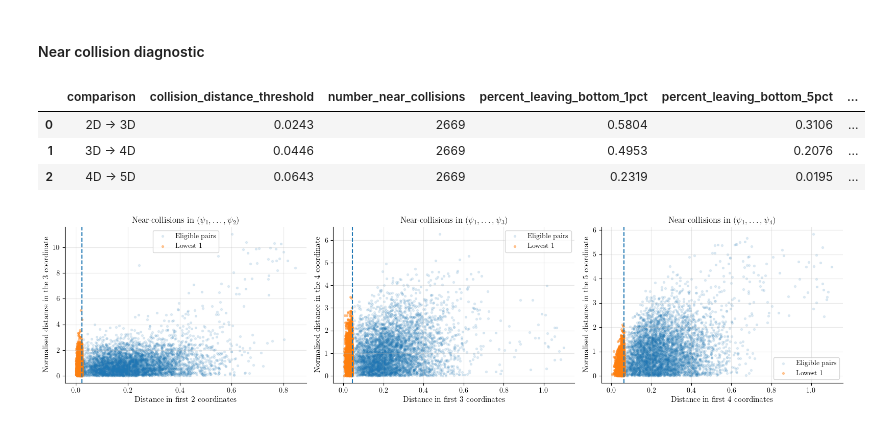
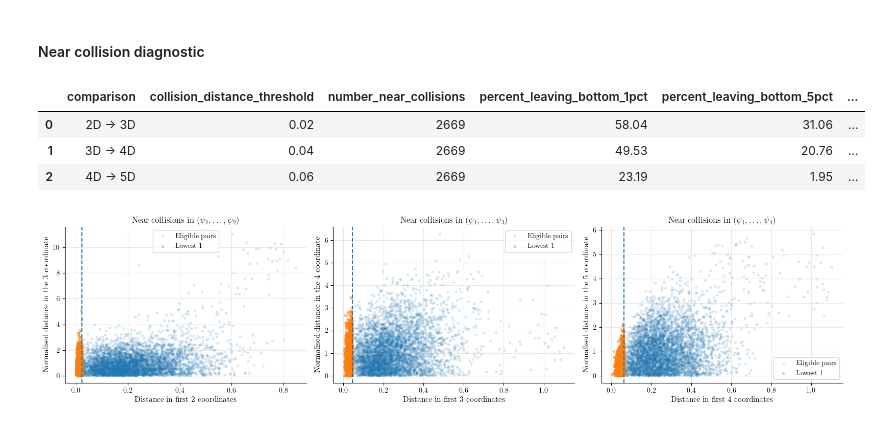
Before and after one commit to adamfowliee/JDKF_Starter, a Jupyter notebook: dissertation_brief/brief_phase8.ipynb, the cells around one changed output. Drawn from its saved outputs; the diff is of its cells as text; code cells hidden in the pictures.

```diff
--- a/dissertation_brief/brief_phase8.ipynb
+++ b/dissertation_brief/brief_phase8.ipynb
@@ -650,7 +659,7 @@ def lift_validation(z_hat, Z):
 # Load the quantile inverse
 qt = joblib.load("models/quantile_transformer.joblib")
 
-R_PCA = 3; N_GRID = 10
+R_PCA = 4
 
 pca = PCA(n_components=R_PCA)
 Psi_pca = pca.fit_transform(Z)
@@ -658,32 +667,33 @@ Psi_pca = pca.fit_transform(Z)
 path_records = []
 
 for event, (start_idx, end_idx) in pairs.items():
+    # Graph path
+    idx_graph = graph_path(A_dist_sym, beta=BETA, V=V, start=start_idx, end=end_idx)
+    if len(idx_graph) > 2: interior_density = rho[idx_graph][1:-1]
+    else: interior_density = rho[idx_graph]
+
     # PCA path
-    alpha = np.linspace(0, 1, N_GRID)[:, None]
+    n_grid = len(idx_graph)
+    alpha = np.linspace(0, 1, n_grid)[:, None]
     gamma_pca = ((1 - alpha) * Psi_pca[start_idx] + alpha * Psi_pca[end_idx])
     Z_pca_quantile = pca.inverse_transform(gamma_pca)
     Z_pca_real = qt.inverse_transform(Z_pca_quantile)
     pca_lift_val = lift_validation(Z_pca_quantile, Z)
-    path_records.append({"event": event, "path_type": "PCA", "Z_lift_quantile": Z_pca_quantile, "Z_lift_real": Z_pca_real, "dNN": pca_lift_val})
-
-    # Graph path
-    idx_graph = graph_path(A_dist_sym, beta=BETA, V=V, start=start_idx, end=end_idx)
-    if len(idx_graph) > 2: interior_density = rho[idx_graph][1:-1]
-    else: interior_density = rho[idx_graph]
-    path_records.append({"event": event, "path_type": "density_aware", "Z_lift_quantile": Z[idx_graph], "Z_lift_real": Z_real[idx_graph], "dNN": np.zeros(len(idx_graph))})
 
     # Linear lift using LNL
-    n_grid = len(idx_graph)
     gamma = linear_path(Psi, start_idx, end_idx, n_grid)
     rho_lin, V_lin = latent_density_at_points(gamma, Psi, h_dens, scale)
     Z_lin_quantile = local_neighbourhood_lifting(Z, Psi, gamma, start_idx, end_idx, m=M_LIFT, tau=med_Dsq)
     Z_lin_real = local_neighbourhood_lifting(Z_real, Psi, gamma, start_idx, end_idx, m=M_LIFT, tau=med_Dsq)
     lnl_lift_val = lift_validation(Z_lin_quantile, Z)
-    path_records.append({"event": event, "path_type": "linear", "Z_lift_quantile": Z_lin_quantile, "Z_lift_real": Z_lin_real, "dNN": lnl_lift_val})
 
     # Observed path
     quantile_path = Z[start_idx:end_idx+1]
     real_path = Z_real[start_idx:end_idx+1]
+
+    path_records.append({"event": event, "path_type": "linear", "Z_lift_quantile": Z_lin_quantile, "Z_lift_real": Z_lin_real, "dNN": lnl_lift_val})
+    path_records.append({"event": event, "path_type": "PCA", "Z_lift_quantile": Z_pca_quantile, "Z_lift_real": Z_pca_real, "dNN": pca_lift_val})
+    path_records.append({"event": event, "path_type": "density_aware", "Z_lift_quantile": Z[idx_graph], "Z_lift_real": Z_real[idx_graph], "dNN": np.zeros(len(idx_graph))})
     path_records.append({"event": event, "path_type": "observed", "Z_lift_quantile": quantile_path, "Z_lift_real": real_path, "dNN": np.zeros(len(real_path))})
 # %% [markdown]
 Comparing $d_{NN}$ for LNL and PCA
@@ -890,8 +900,7 @@ Both $r=3$ and $r=4$ look to be reasonable choices. I don't see a reason, so far
 # %% [markdown]
 #### Near collision diagnostic
 # %%
-def collision_diagnostic(Psi_full, dates=None, base_dims=(2, 3, 4),
-                         collision_quantile=0.01, min_index_gap=12):
+def collision_diagnostic(Psi_full, dates=None, base_dims=(2, 3, 4), collision_quantile=0.01, min_index_gap=12):
     n = len(Psi_full)
     i_all, j_all = np.triu_indices(n, k=1)
 
@@ -915,13 +924,14 @@ def collision_diagnostic(Psi_full, dates=None, base_dims=(2, 3, 4),
         for quantile in new_quantiles:
             new_threshold = np.quantile(new_distance, quantile)
             fraction_above_threshold = np.mean(new_distance[near_collision] > new_threshold)
-            leaving_threshold.append(fraction_above_threshold)
+            leaving_threshold.append(fraction_above_threshold * 100)
 
         all_median = np.median(added_separation_std)
         near_values = added_separation_std[near_collision]
 
-        summaries.append({"comparison": f"{base_dim}D -> {base_dim + 1}D", "collision_distance_threshold": collision_threshold, "number_near_collisions": near_collision.sum(),
-                          "percent_leaving_bottom_1pct": leaving_threshold[0], "percent_leaving_bottom_5pct": leaving_threshold[1], "percent_leaving_bottom_10pct": leaving_threshold[2],
+        summaries.append({"comparison": f"{base_dim}D -> {base_dim + 1}D", "collision_distance_threshold": collision_threshold,
+                          "number_near_collisions": near_collision.sum(), "percent_leaving_bottom_1pct": leaving_threshold[0],
+                          "percent_leaving_bottom_5pct": leaving_threshold[1], "percent_leaving_bottom_10pct": leaving_threshold[2],
                           "median_added_separation_SD": np.median(near_values), "all_pairs_median_added_separation_SD": all_median})
 
         pair_table = pd.DataFrame({"i": i, "j": j, "base_distance": base_distance, "new_distance": new_distance,
@@ -937,20 +947,13 @@ def collision_diagnostic(Psi_full, dates=None, base_dims=(2, 3, 4),
 
     return pd.DataFrame(summaries), pair_tables
 # %%
-collision_summary, collision_pairs = collision_diagnostic(
-    Psi_full,
-    dates=dates,
-    base_dims=(2, 3, 4),
-    collision_quantile=0.01,
-    min_index_gap=12
-)
-
-display(collision_summary.round(4))
+collision_summary, collision_pairs = collision_diagnostic(Psi_full, dates=dates, base_dims=(2, 3, 4), collision_quantile=0.01, min_index_gap=12)
+display(collision_summary.round(2))
 # %% [output]
 |  | comparison | collision_distance_threshold | number_near_collisions | percent_leaving_bottom_1pct | percent_leaving_bottom_5pct | ... |
-| 0 | 2D -> 3D | 0.0243 | 2669 | 0.5804 | 0.3106 | ... |
-| 1 | 3D -> 4D | 0.0446 | 2669 | 0.4953 | 0.2076 | ... |
-| 2 | 4D -> 5D | 0.0643 | 2669 | 0.2319 | 0.0195 | ... |
+| 0 | 2D -> 3D | 0.02 | 2669 | 58.04 | 31.06 | ... |
+| 1 | 3D -> 4D | 0.04 | 2669 | 49.53 | 20.76 | ... |
+| 2 | 4D -> 5D | 0.06 | 2669 | 23.19 | 1.95 | ... |
 # %%
 fig, axes = plt.subplots(1, 3, figsize=(16, 4))
 
```
Also changed, not shown: parts of 24 cells of this notebook, 4 other files.
